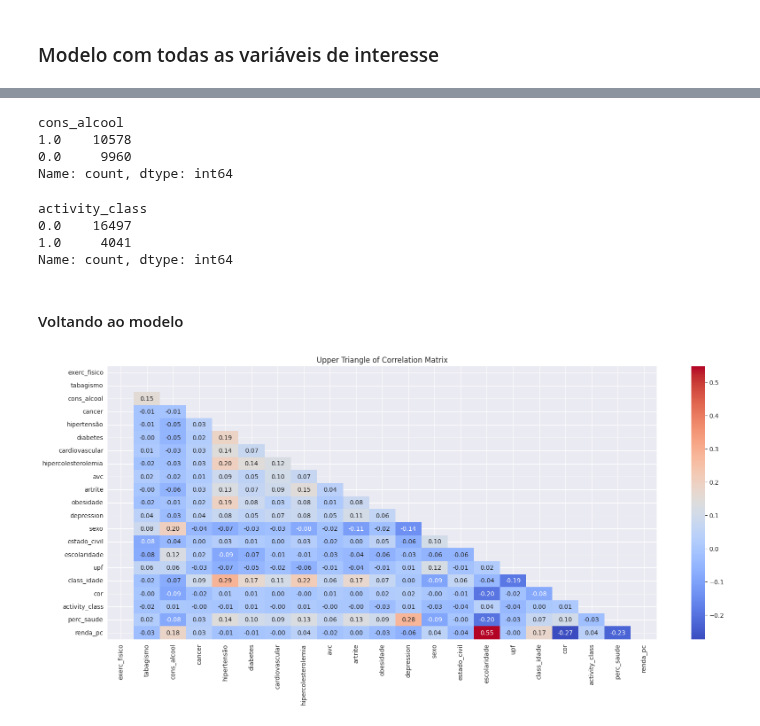
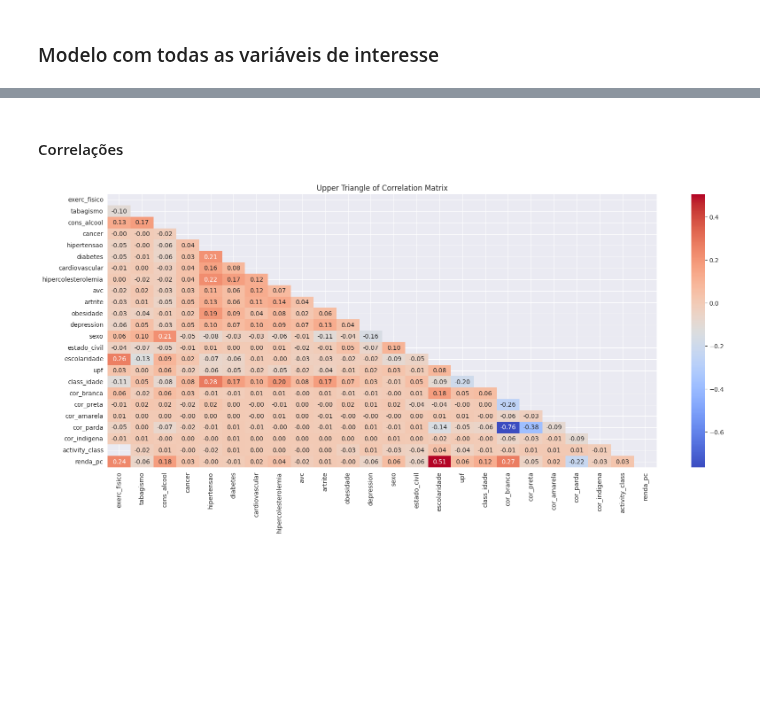
Before and after one commit to datasci4health/projects2023, a Jupyter notebook: DAGroup/notebooks/pns_depression_models.ipynb, the cells around one changed output, grey strips where cells are left out. Cells and saved outputs as stored; diff of their text form; code cells hidden in the pictures; blank space fills up the shorter version.

Commit message:
codigo de criação de modelos movido para um novo notebook, report dos eperimentos regressão logistica

```diff
--- a/DAGroup/notebooks/pns_depression_models.ipynb
+++ b/DAGroup/notebooks/pns_depression_models.ipynb
@@ -22,2 +32,5 @@ The autoreload extension is already loaded. To reload it, use:
 # %%
+# Target
 df['depression'] = np.where(df['phq9_total'].isna(), np.nan, np.where(df['phq9_total'] >= 10, 1, 0))
+df = df.dropna(subset=['depression'])
+df['depression'].value_counts()
@@ -238,2 +258,32 @@ Faltantes em class_imc - classificação de imc:  56 Perc: 0.842
+# %%
+df_total = pd.DataFrame()
+
+df_total['exerc_fisico'] = df['exerc_fisico']
+df_total['tabagismo'] = df['tabagismo']
+df_total['cons_alcool'] = df['cons_alcool']
+df_total['cancer'] = df['Q120']
+df_total['hipertensao'] = df['Q00201']
+df_total['diabetes'] = df['Q03001']
+df_total['cardiovascular'] = df['Q06306']
+df_total['hipercolesterolemia'] = df['Q060']
+df_total['avc'] = df['Q068']
+df_total['artrite'] = df['Q079']
+df_total['obesidade'] = df['obesidade']
+df_total['depression'] = df['depression']
+df_total['sexo'] = df['sexo']
+df_total['estado_civil'] = df['vive_conjugue']
+df_total = df_total.replace(2.0, 0.0)
+df_total['escolaridade'] = df['escolaridade_agregada']
+df_total['upf'] = df['qst_upf']
+df_total['class_idade'] = df['class_idade']
+df_total['cor_branca'] = np.where(df['cor'] == 1, 1, 0)
+df_total['cor_preta'] = np.where(df['cor'] == 2, 1, 0)
+df_total['cor_amarela'] = np.where(df['cor'] == 3, 1, 0)
+df_total['cor_parda'] = np.where(df['cor'] == 4, 1, 0)
+df_total['cor_indigena'] = np.where(df['cor'] == 5, 1, 0)
+df_total['activity_class'] = df['activity_class']
+df_total['renda_pc'] = df['renda_pc']
+
+df_train_total, df_test_total = train_test_split(df_total, test_size=0.3, random_state=42)
 # %% [markdown]
 ### Modelo apenas com habitos
@@ -663,16 +414,0 @@ ValueError: Found array with 0 sample(s) (shape=(0, 19)) while a minimum of 1 is
-# %%
-df_total['cons_alcool'].value_counts()
-# %% [output]
-cons_alcool
-1.0    10578
-0.0     9960
-Name: count, dtype: int64
-# %%
-df_total['activity_class'].value_counts()
-# %% [output]
-activity_class
-0.0    16497
-1.0     4041
-Name: count, dtype: int64
-# %% [markdown]
-#### Voltando ao modelo
@@ -683,16 +415,18 @@ new_df = new_df.drop(columns=drop)
+# %% [markdown]
+#### Correlações
 # %%
-import numpy as np
+df_total = copy.deepcopy(df_train_total)
 
 corr_matrix = df_total.corr()
 correlations = corr_matrix['depression'].abs().sort_values(ascending=False)
 
 mask = np.triu(np.ones(corr_matrix.shape)).astype(bool)
 fig, ax = plt.subplots(figsize=(20, 8))
 sns.heatmap(corr_matrix, mask=mask, annot=True, fmt=".2f", cmap="coolwarm", ax=ax)
 ax.set_title("Upper Triangle of Correlation Matrix")
 plt.show()
 # %% [output]
-[figure, old version]
+[figure, new version]
 # %%
 correlations.head(30)
 # %% [output]
```
Also changed, not shown: parts of 105 cells of this notebook, 4 other files.
